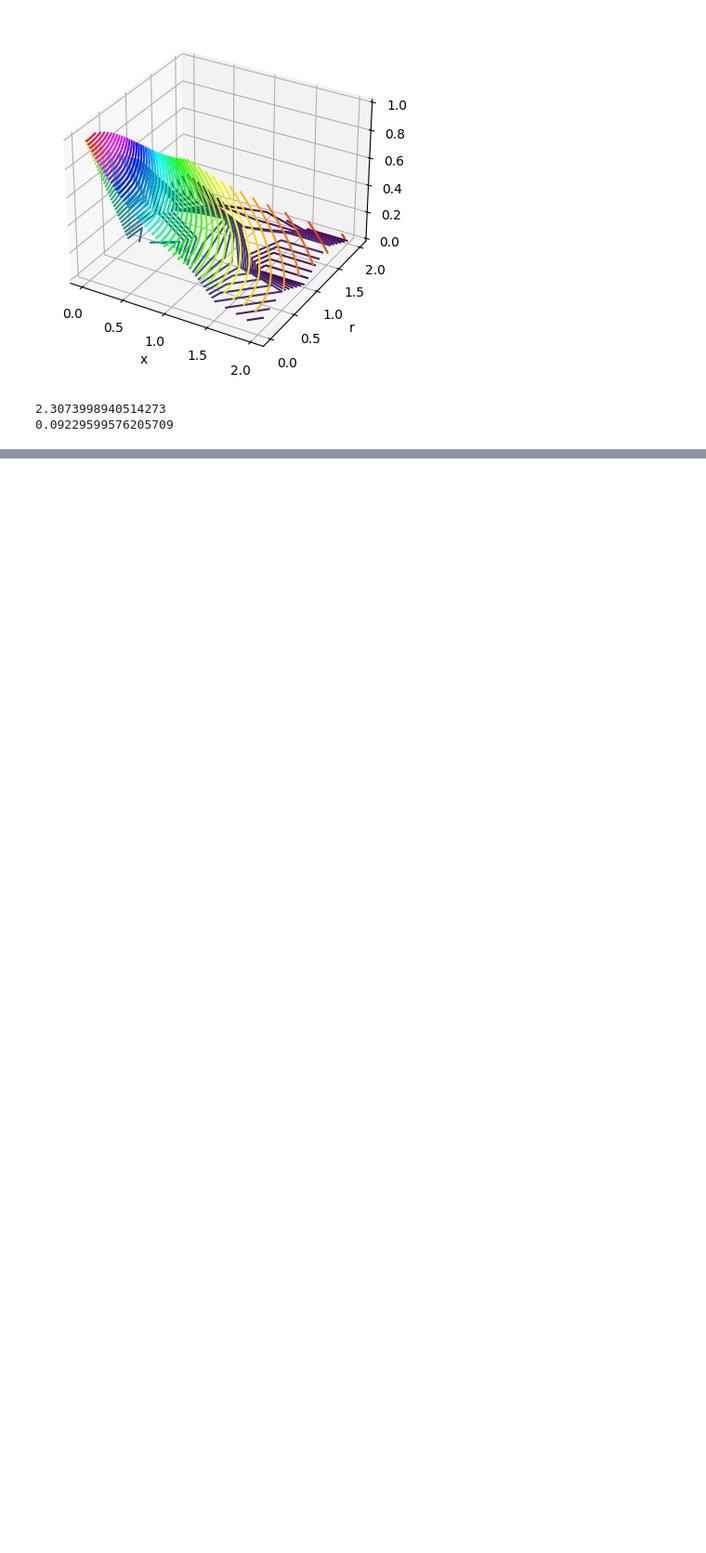
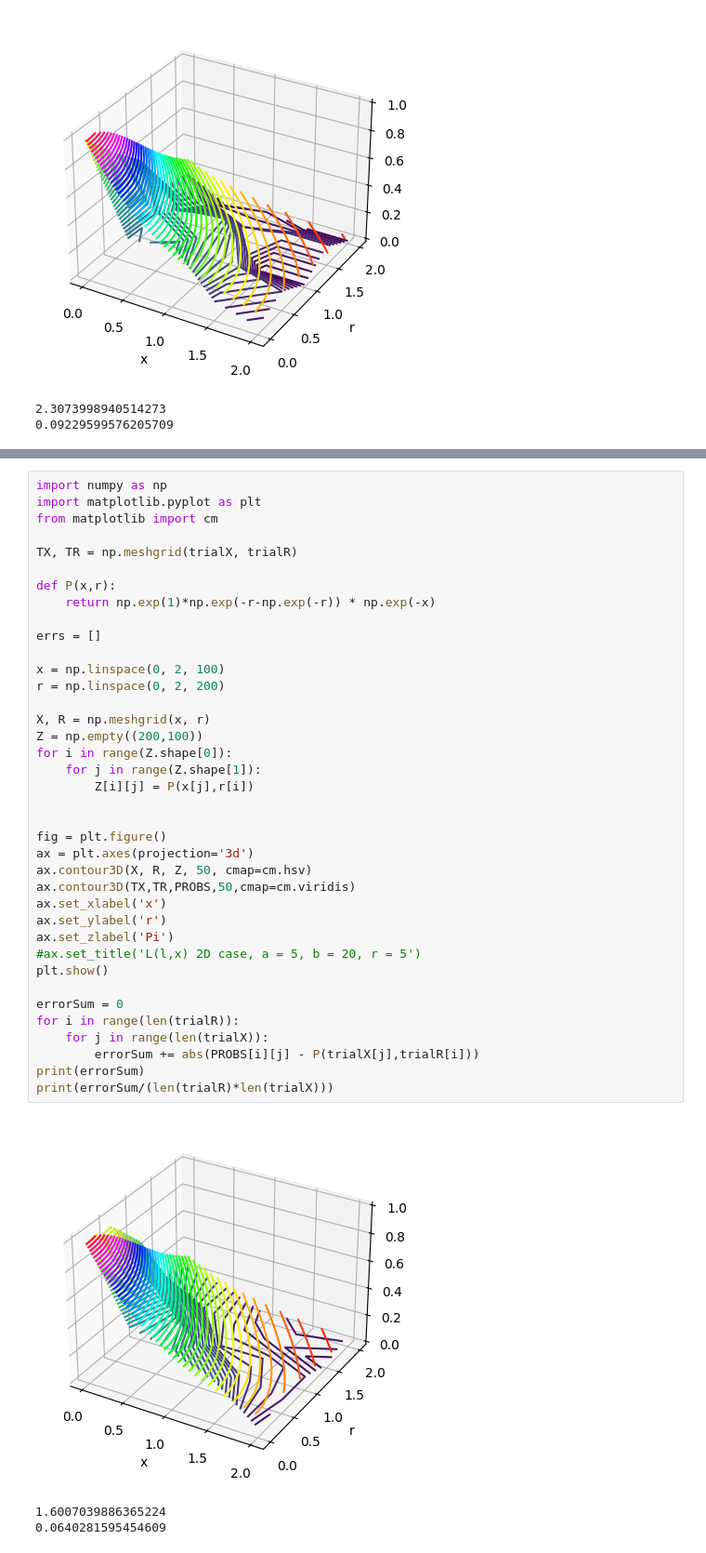
Before and after one commit to jgreen83/sustainability-simulations, a Jupyter notebook: new_beta.ipynb, the cells around one changed output, grey strips where cells are left out. Shown: that part at 93% size. Drawn from its saved outputs; the diff is of its cells as text; blank space fills up the shorter version.

```diff
--- a/new_beta.ipynb
+++ b/new_beta.ipynb
@@ -205,0 +369,42 @@ print(errorSum/(len(trialR)*len(trialX)))
+# %%
+import numpy as np
+import matplotlib.pyplot as plt
+from matplotlib import cm
+
+TX, TR = np.meshgrid(trialX, trialR)
+
+def P(x,r):
+    return np.exp(1)*np.exp(-r-np.exp(-r)) * np.exp(-x)
+
+errs = []
+
+x = np.linspace(0, 2, 100)
+r = np.linspace(0, 2, 200)
+
+X, R = np.meshgrid(x, r)
+Z = np.empty((200,100))
+for i in range(Z.shape[0]):
+    for j in range(Z.shape[1]):
+        Z[i][j] = P(x[j],r[i])
+
+
+fig = plt.figure()
+ax = plt.axes(projection='3d')
+ax.contour3D(X, R, Z, 50, cmap=cm.hsv)
+ax.contour3D(TX,TR,PROBS,50,cmap=cm.viridis)
+ax.set_xlabel('x')
+ax.set_ylabel('r')
+ax.set_zlabel('Pi')
+#ax.set_title('L(l,x) 2D case, a = 5, b = 20, r = 5')
+plt.show()
+
+errorSum = 0
+for i in range(len(trialR)):
+    for j in range(len(trialX)):
+        errorSum += abs(PROBS[i][j] - P(trialX[j],trialR[i]))
+print(errorSum)
+print(errorSum/(len(trialR)*len(trialX)))
+# %% [output]
+[figure, added]
+1.6007039886365224
+0.0640281595454609
```
Also changed, not shown: parts of 11 cells of this notebook, 3 other files.
